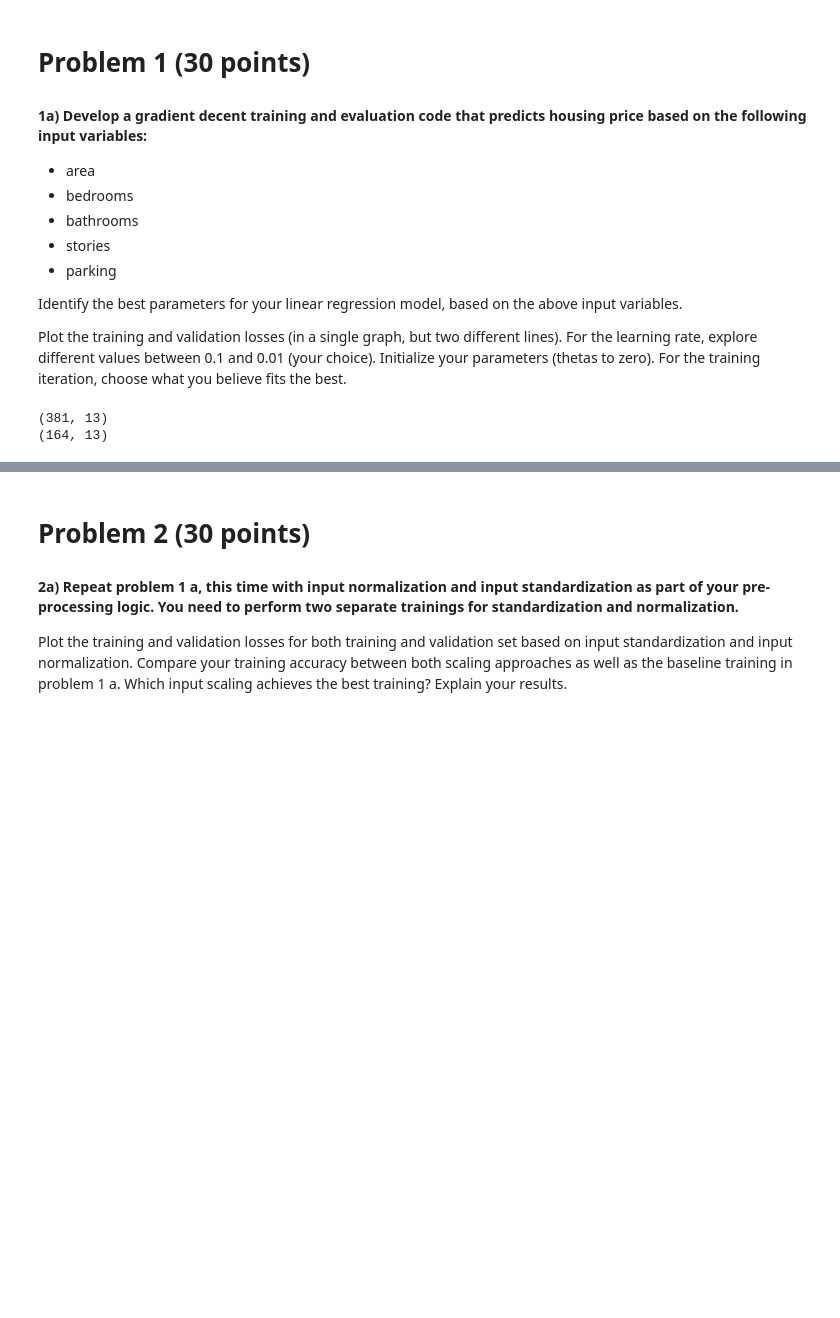
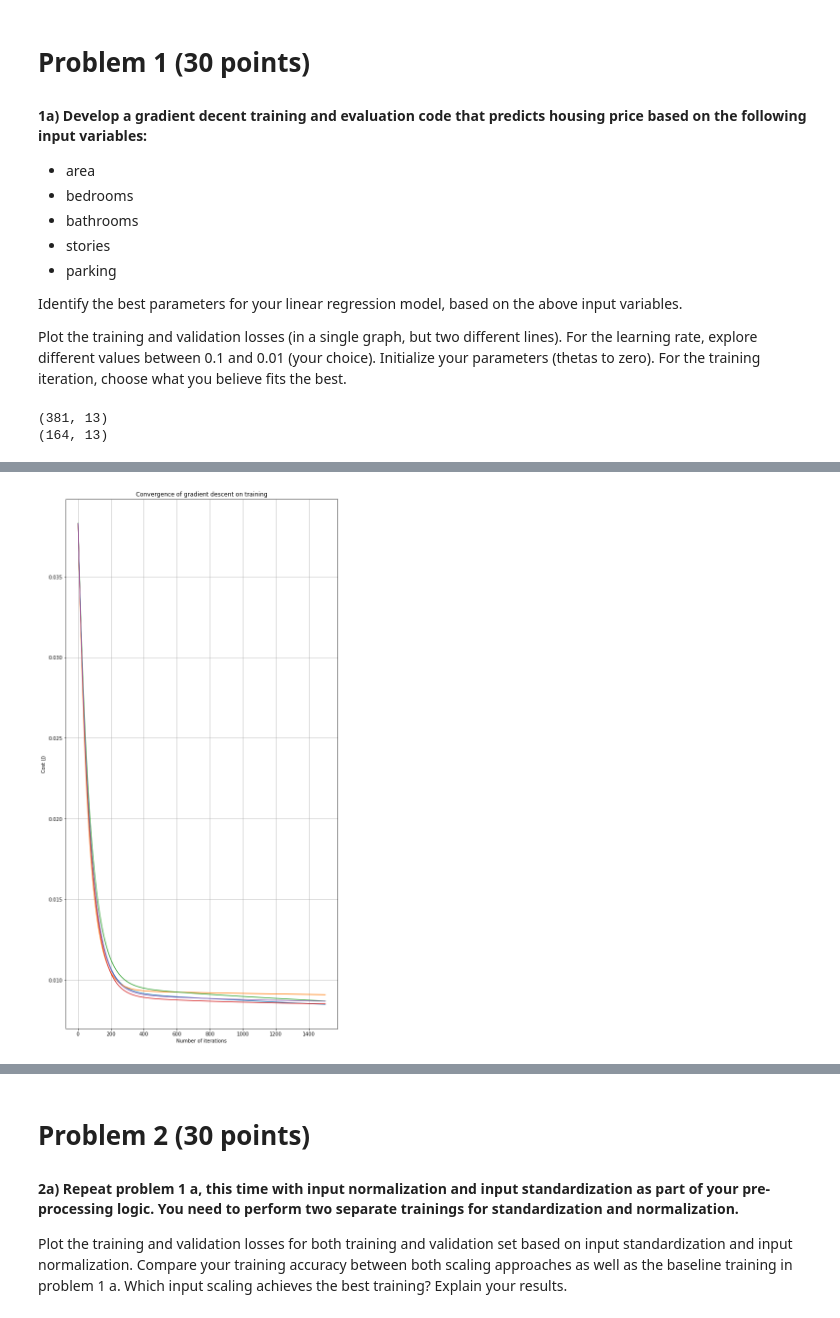
Before and after one commit to ric3b0wl/ECGR4105-IntroML, a Jupyter notebook: hw1/hw1.ipynb, the cells around one changed output, grey strips where cells are left out. Saved outputs shown, nothing was run; the diff lists cells and outputs as text; code cells hidden in the pictures; blank space fills up the shorter version.

```diff
--- a/hw1/hw1.ipynb
+++ b/hw1/hw1.ipynb
@@ -247,0 +252,28 @@ def array_mgmt(var, x_0, x_1):
+# %%
+def convergence_gradient_descent (param_name, param, y):
+    m = len(param)
+    param_0 = np.ones((m, 1))
+    param_1 = param.reshape(m, 1)
+    param = np.hstack((param_0, param_1))
+    theta_param = np.zeros(2)
+
+    theta_param = [0., 0.]
+    iterations_param = 1500;
+    alpha_param = 0.01;
+    theta_param, cost_history_param = gradient_descent(param, y, theta_param, alpha_param, iterations_param)
+
+    plt.plot(range(1, iterations_param + 1), cost_history_param)
+# %%
+convergence_gradient_descent('area training', area_T, price_T)
+convergence_gradient_descent('bedrooms training', bedrooms_T, price_T)
+convergence_gradient_descent('bathrooms training', bathrooms_T, price_T)
+convergence_gradient_descent('stores training', stories_T, price_T)
+convergence_gradient_descent('parking training', parking_T, price_T)
+plt.rcParams["figure.figsize"] = (10,6)
+plt.grid()
+plt.xlabel('Number of iterations')
+plt.ylabel('Cost (J)')
+plt.title('Convergence of gradient descent on training')
+plt.show()
+# %% [output]
+[figure, added]
```
Also changed, not shown: parts of 27 cells of this notebook.
